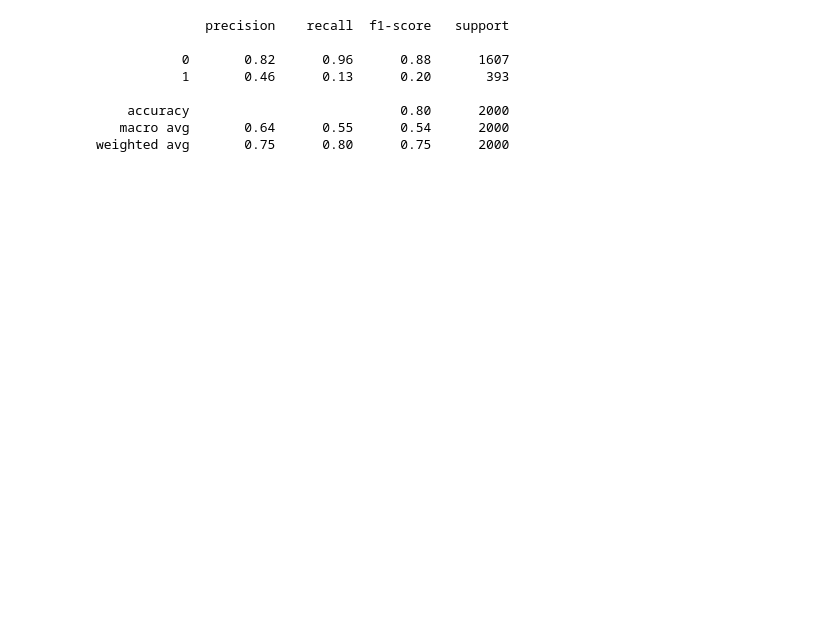
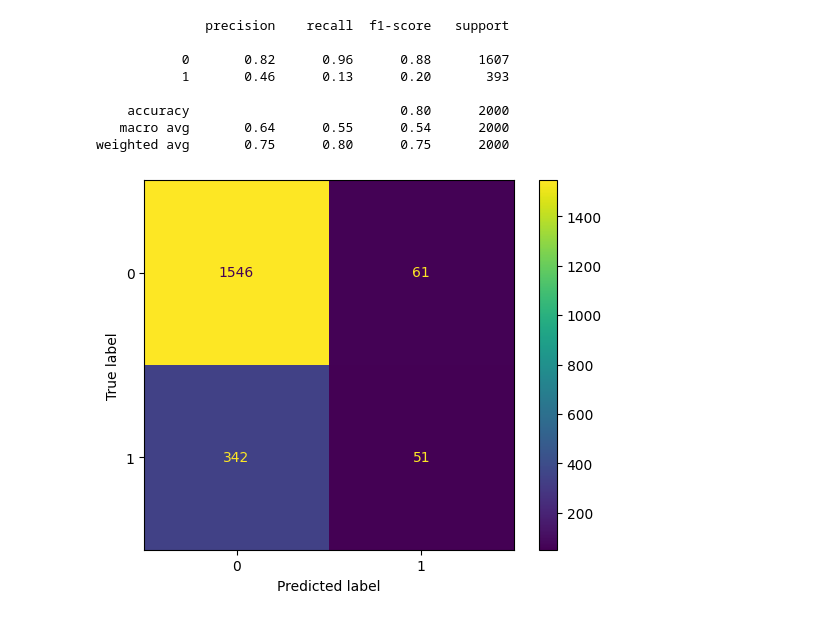
Before and after one commit to AleiyDroubi/Datascience, a Jupyter notebook: Cleaning_Dataset.ipynb, the cells around one changed output. Drawn from its saved outputs; the diff is of its cells as text; code cells hidden in the pictures; blank space fills up the shorter version.

```diff
--- a/training_on_Dataset.ipynb
+++ b/Cleaning_Dataset.ipynb
@@ -394,3 +397,12 @@ print(classification_report(y_test,y_pred))
     accuracy                           0.80      2000
    macro avg       0.64      0.55      0.54      2000
 weighted avg       0.75      0.80      0.75      2000
+# %%
+actual = y_test
+predicted = y_pred
+confusion_mtx = metrics.confusion_matrix(actual, predicted)
+cm_display = metrics.ConfusionMatrixDisplay(confusion_matrix = confusion_mtx)
+cm_display.plot()
+plt.show()
+# %% [output]
+[figure, added]
```
Also changed, not shown: parts of 7 cells of this notebook, 15 other files.
